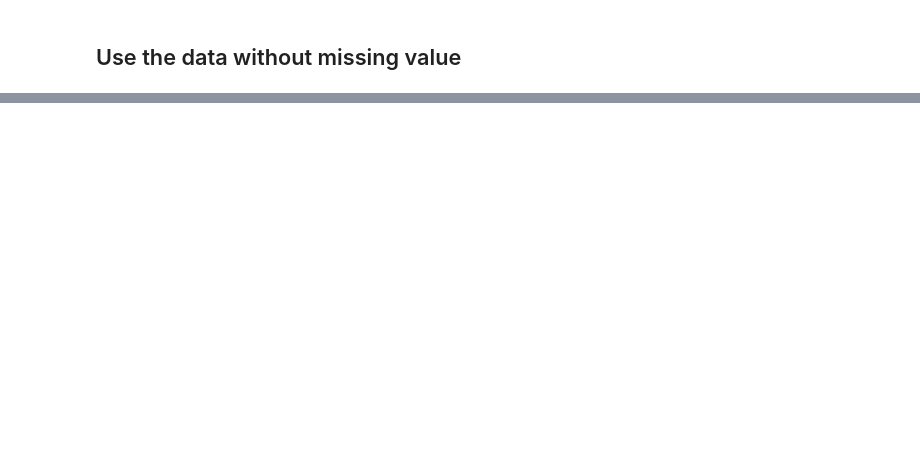
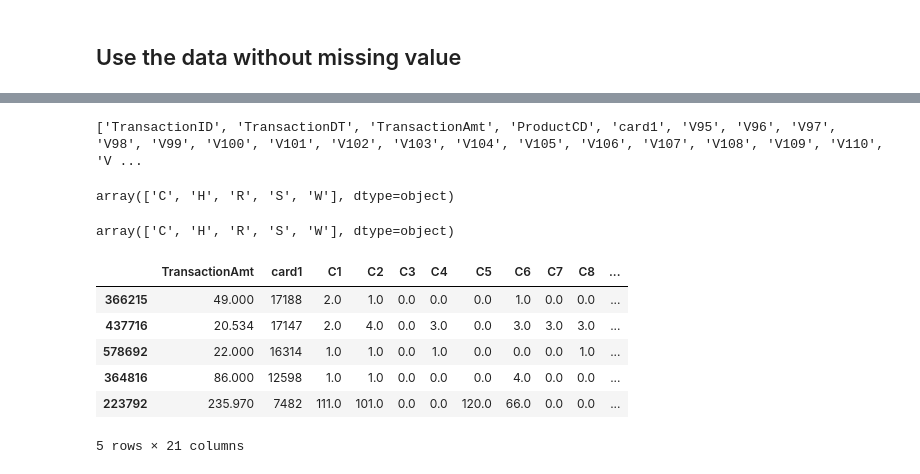
Before and after one commit to raywu60kg/credit-card-fraud-detection, a Jupyter notebook: notebooks/EDA.ipynb, the cells around one changed output, grey strips where cells are left out. Saved outputs shown, nothing was run; the diff lists cells and outputs as text; code cells hidden in the pictures; blank space fills up the shorter version.

```diff
--- a/notebooks/EDA.ipynb
+++ b/notebooks/EDA.ipynb
@@ -152,0 +172,12 @@ train
+# %%
+print(list(test.columns[test_missing_value_ratio_list==np.float64(0)]))
+# %% [output]
+['TransactionID', 'TransactionDT', 'TransactionAmt', 'ProductCD', 'card1', 'V95', 'V96', 'V97', 'V98', 'V99', 'V100', 'V101', 'V102', 'V103', 'V104', 'V105', 'V106', 'V107', 'V108', 'V109', 'V110', 'V ...
+# %%
+np.unique(train['ProductCD'])
+# %% [output]
+array(['C', 'H', 'R', 'S', 'W'], dtype=object)
+# %%
+np.unique(test['ProductCD'])
+# %% [output]
+array(['C', 'H', 'R', 'S', 'W'], dtype=object)
@@ -152,0 +193,13 @@ train
+# %%
+train_x, test_x, train_y, test_y = train_test_split(
+    all_train_x, all_train_y, test_size=0.3, random_state=42)
+# %%
+train_x.head()
+# %% [output]
+|  | TransactionAmt | card1 | C1 | C2 | C3 | C4 | C5 | C6 | C7 | C8 | ... |
+| 366215 | 49.000 | 17188 | 2.0 | 1.0 | 0.0 | 0.0 | 0.0 | 1.0 | 0.0 | 0.0 | ... |
+| 437716 | 20.534 | 17147 | 2.0 | 4.0 | 0.0 | 3.0 | 0.0 | 3.0 | 3.0 | 3.0 | ... |
+| 578692 | 22.000 | 16314 | 1.0 | 1.0 | 0.0 | 1.0 | 0.0 | 0.0 | 0.0 | 1.0 | ... |
+| 364816 | 86.000 | 12598 | 1.0 | 1.0 | 0.0 | 0.0 | 0.0 | 4.0 | 0.0 | 0.0 | ... |
+| 223792 | 235.970 | 7482 | 111.0 | 101.0 | 0.0 | 0.0 | 120.0 | 66.0 | 0.0 | 0.0 | ... |
+5 rows × 21 columns
```
Also changed, not shown: parts of 42 cells of this notebook, 13 other files.
